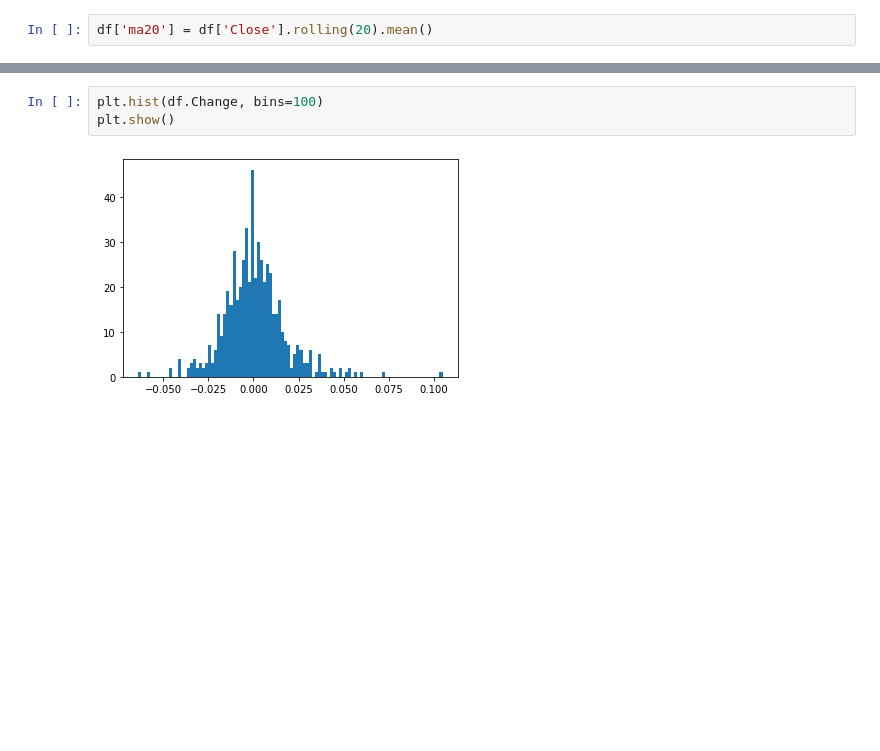
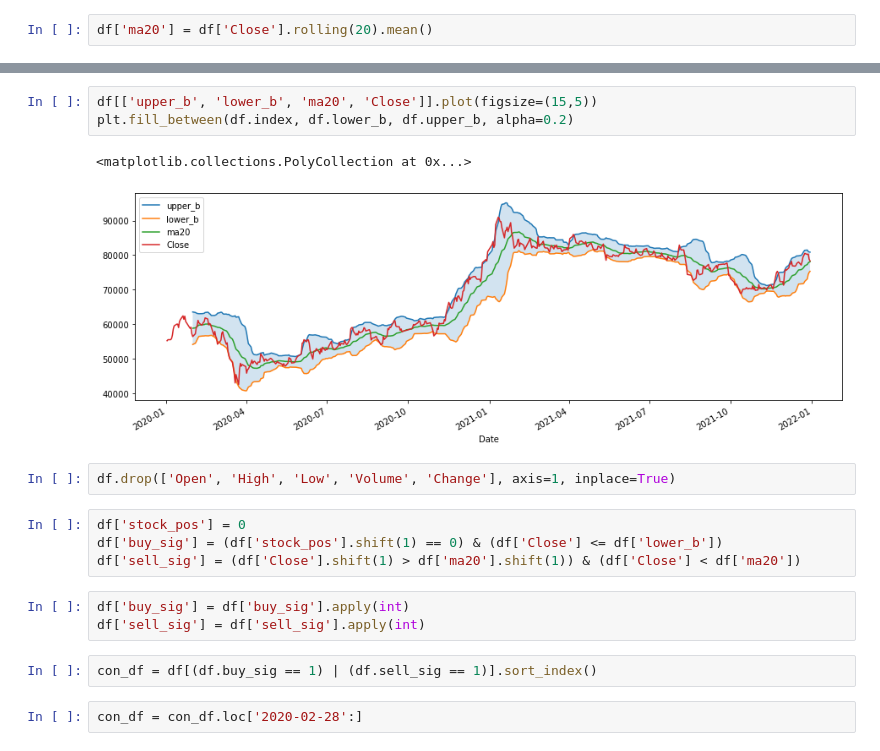
Before and after one commit to OHoRaaa/Quant, a Jupyter notebook: Practice.ipynb, the cells around one changed output, grey strips where cells are left out. Cells and saved outputs as stored; diff of their text form; blank space fills up the shorter version.

```diff
--- a/Practice.ipynb
+++ b/Practice.ipynb
@@ -230,5 +126,19 @@ df.head()
-# %%
-plt.hist(df.Change, bins=100)
-plt.show()
-# %% [output]
-[figure, removed]
+# %%
+df[['upper_b', 'lower_b', 'ma20', 'Close']].plot(figsize=(15,5))
+plt.fill_between(df.index, df.lower_b, df.upper_b, alpha=0.2)
+# %% [output]
+<matplotlib.collections.PolyCollection at 0x...>
+[figure, added]
+# %%
+df.drop(['Open', 'High', 'Low', 'Volume', 'Change'], axis=1, inplace=True)
+# %%
+df['stock_pos'] = 0
+df['buy_sig'] = (df['stock_pos'].shift(1) == 0) & (df['Close'] <= df['lower_b'])
+df['sell_sig'] = (df['Close'].shift(1) > df['ma20'].shift(1)) & (df['Close'] < df['ma20'])
+# %%
+df['buy_sig'] = df['buy_sig'].apply(int)
+df['sell_sig'] = df['sell_sig'].apply(int)
+# %%
+con_df = df[(df.buy_sig == 1) | (df.sell_sig == 1)].sort_index()
+# %%
+con_df = con_df.loc['2020-02-28':]
```
Also changed, not shown: parts of 82 cells of this notebook, 5 other files.
